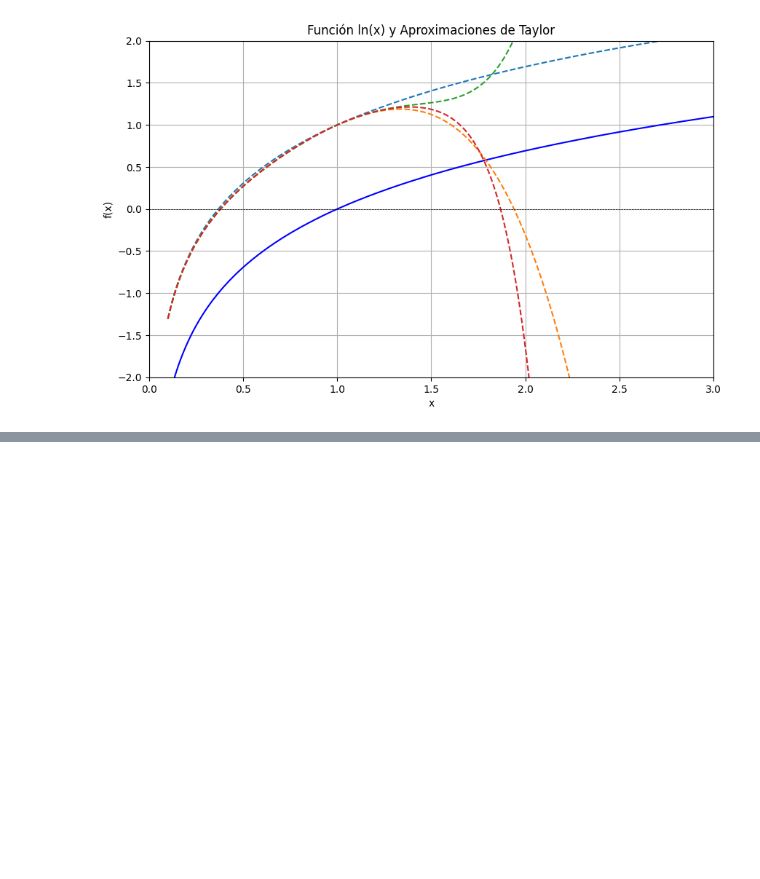
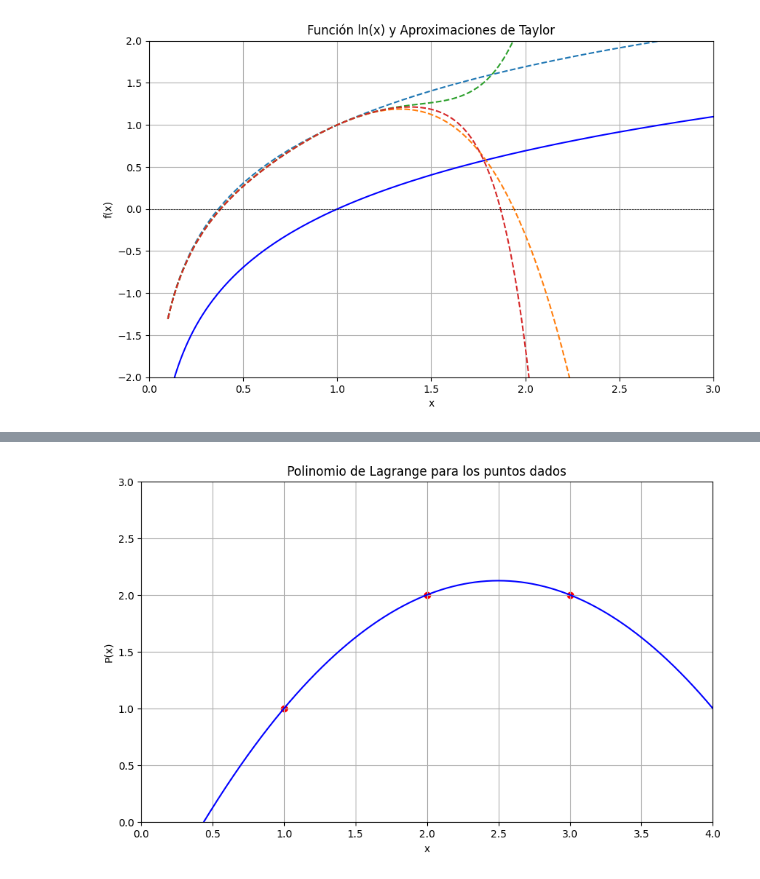
Before and after one commit to DAM12CODS/Talleres-MN, a Jupyter notebook: Taller3.ipynb, the cells around one changed output, grey strips where cells are left out. Drawn from its saved outputs; the diff is of its cells as text; code cells hidden in the pictures; blank space fills up the shorter version.

```diff
--- a/Taller3.ipynb
+++ b/Taller3.ipynb
@@ -248,0 +283,27 @@ plt.show()
+# %%
+## (1,1),(2,2),(3,2)
+
+def lagrange_2(x):
+    L0 = ((x - 2) * (x - 3)) / ((1 - 2) * (1 - 3))
+    L1 = ((x - 1) * (x - 3)) / ((2 - 1) * (2 - 3))
+    L2 = ((x - 1) * (x - 2)) / ((3 - 1) * (3 - 2))
+
+    P = L0*1 + L1*2 + L2*2
+    return P
+## Graficar la función de Lagrange y los puntos dados
+x = np.linspace(0, 4, 1000)
+y_lagrange_2 = lagrange_2(x)
+plt.figure(figsize=(10, 6))
+plt.plot(x, y_lagrange_2, label='Polinomio de Lagrange', color='blue')
+plt.scatter([1, 2, 3], [1, 2, 2], color='red', label='Puntos dados')
+plt.title('Polinomio de Lagrange para los puntos dados')
+plt.xlabel('x')
+plt.ylabel('P(x)')
+plt.axhline(0, color='black', lw=0.5, ls='--')
+plt.axvline(0, color='black', lw=0.5, ls='--')
+plt.xlim(0, 4)
+plt.ylim(0, 3)
+plt.grid(True)
+plt.show()
+# %% [output]
+[figure, added]
```
Also changed, not shown: parts of 4 cells of this notebook, 1 other file.
